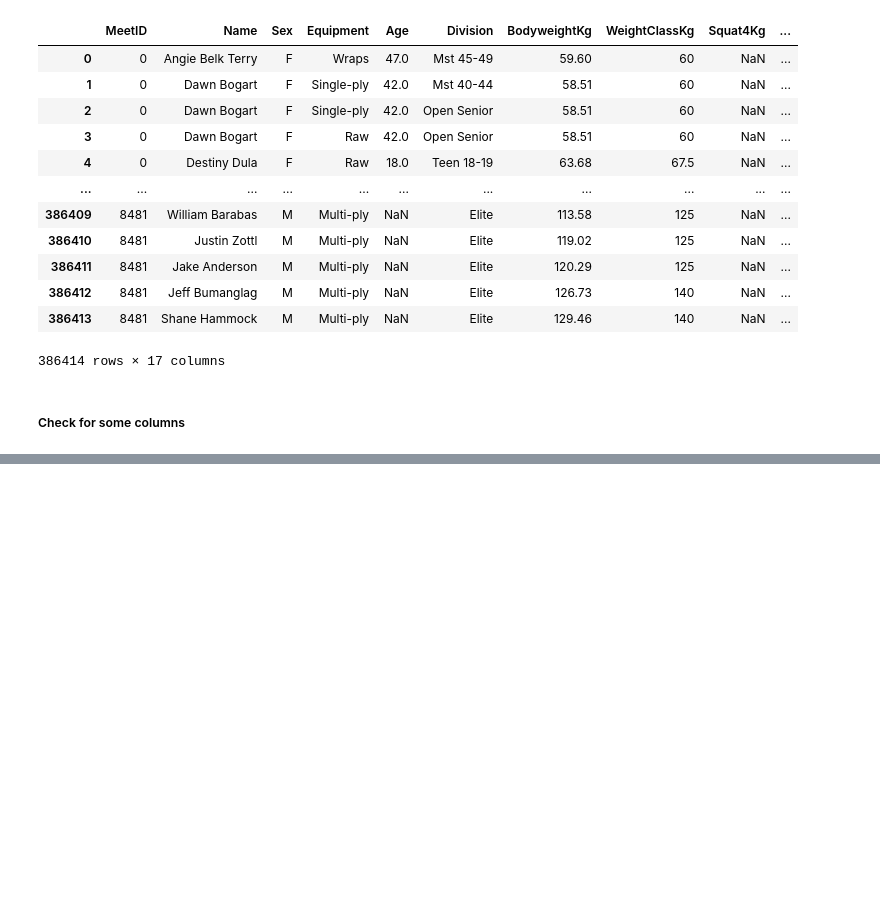
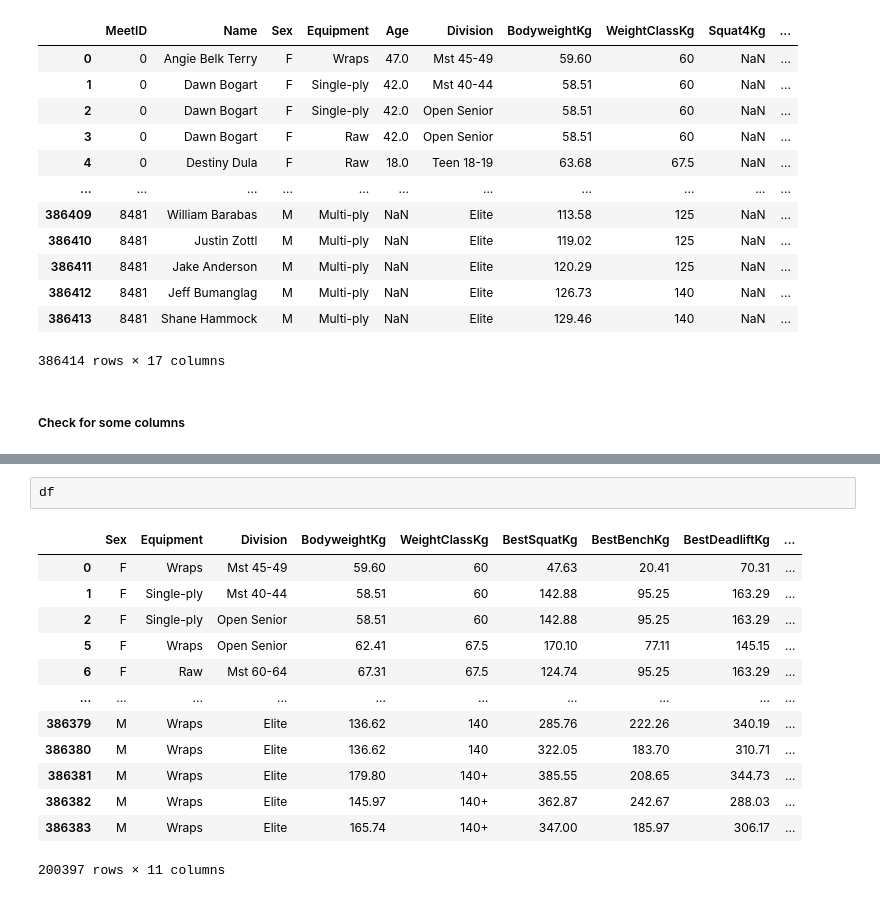
Before and after one commit to NikitaGoltsev/Theory_of_stat_decisions, a Jupyter notebook: lab04/lab04.ipynb, the cells around one changed output, grey strips where cells are left out. Drawn from its saved outputs; the diff is of its cells as text; blank space fills up the shorter version.

```diff
--- a/lab04/lab04.ipynb
+++ b/lab04/lab04.ipynb
@@ -64,0 +94,16 @@ KeyError: "['Deadlift4Kg', 'Bench4Kg', 'Age', 'MeetID', 'Squat4Kg'] not found in
+# %%
+df
+# %% [output]
+|  | Sex | Equipment | Division | BodyweightKg | WeightClassKg | BestSquatKg | BestBenchKg | BestDeadliftKg | ... |
+| 0 | F | Wraps | Mst 45-49 | 59.60 | 60 | 47.63 | 20.41 | 70.31 | ... |
+| 1 | F | Single-ply | Mst 40-44 | 58.51 | 60 | 142.88 | 95.25 | 163.29 | ... |
+| 2 | F | Single-ply | Open Senior | 58.51 | 60 | 142.88 | 95.25 | 163.29 | ... |
+| 5 | F | Wraps | Open Senior | 62.41 | 67.5 | 170.10 | 77.11 | 145.15 | ... |
+| 6 | F | Raw | Mst 60-64 | 67.31 | 67.5 | 124.74 | 95.25 | 163.29 | ... |
+| ... | ... | ... | ... | ... | ... | ... | ... | ... | ... |
+| 386379 | M | Wraps | Elite | 136.62 | 140 | 285.76 | 222.26 | 340.19 | ... |
+| 386380 | M | Wraps | Elite | 136.62 | 140 | 322.05 | 183.70 | 310.71 | ... |
+| 386381 | M | Wraps | Elite | 179.80 | 140+ | 385.55 | 208.65 | 344.73 | ... |
+| 386382 | M | Wraps | Elite | 145.97 | 140+ | 362.87 | 242.67 | 288.03 | ... |
+| 386383 | M | Wraps | Elite | 165.74 | 140+ | 347.00 | 185.97 | 306.17 | ... |
+200397 rows × 11 columns
```
Also changed, not shown: parts of 8 cells of this notebook.
